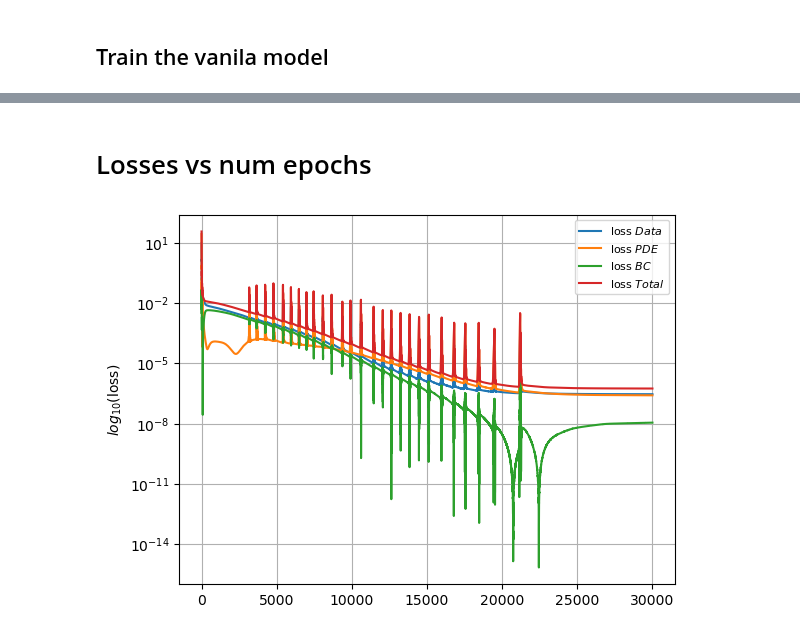
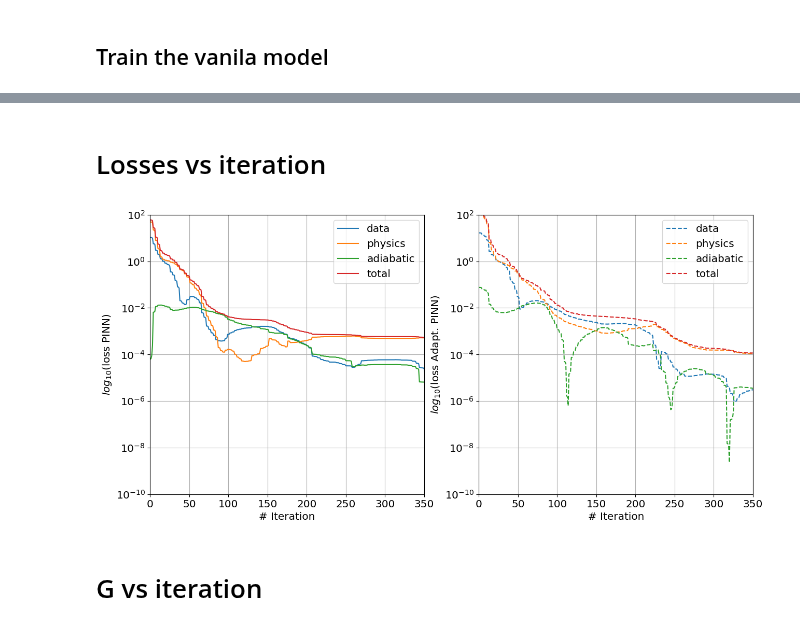
Before and after one commit to mvanzulli/Heat_Transfer_PINN, a Jupyter notebook: playground/Adaptative_PINN.ipynb, the cells around one changed output, grey strips where cells are left out. Saved outputs shown, nothing was run; the diff lists cells and outputs as text; code cells hidden in the pictures.

Commit message:
adaptative NN results

```diff
--- a/playground/Adaptative_PINN.ipynb
+++ b/playground/Adaptative_PINN.ipynb
@@ -176,7 +176,8 @@ class DNN(nn.Module):
 class TrainableLambdas(nn.Module):
     def __init__(self, num_units):
         super().__init__()
-        self.lambda_params = nn.Parameter(torch.ones(num_units))
+        self.lambda_params = nn.Parameter(torch.ones(1))
+        # self.lambda_params = nn.Parameter(torch.ones(num_units)) # adaptative for each neuron
     def forward(self, x):
         return self.lambda_params * x
 
@@ -262,7 +263,7 @@ Non-trainable params: 0
 ## PINN class
 # %%
 class PINN():
-    def __init__(self, layers):
+    def __init__(self, layers, adaptative_lambdas = False):
 
         'Define loss function'
         self.loss_function = nn.MSELoss(reduction ='sum')
@@ -277,7 +278,10 @@ class PINN():
         self.G = nn.Parameter(self.G)
 
         'Initialize our DNN'
-        self.dnn = DNN(layers).to(device)
+        if adaptative_lambdas:
+            self.dnn = AdaptativeDNN(layers).to(device)
+        else:
+            self.dnn = DNN(layers).to(device)
 
         'Register our new parameter'
         self.dnn.register_parameter('G', self.G)
@@ -365,7 +369,7 @@ class PINN():
         lossG = self.loss_function(torch.Tensor([lossG]), lossG_hat)
 
 
-        save and self.loss_history["G"].append(lossG)
+        save and self.loss_history["G"].append(lossG.to('cpu').detach().numpy())
 
         return lossG
 
@@ -478,19 +530,51 @@ Voy en la vuelta número 29699 y G = 0.2689190208911896
 # %% [markdown]
-# Losses vs num epochs
+# Losses vs iteration
 # %%
-plt.cla()
-plt.plot(pinn_adam.loss_history["Data"] , label = r'loss $Data$')
-plt.plot(pinn_adam.loss_history["PDE"] , label = r'loss $PDE$')
-plt.plot(pinn_adam.loss_history["BC"] , label = r'loss $BC$')
-plt.plot(pinn_adam.loss_history["Total"] , label = r'loss $Total$')
+def plot_pinns_losses(vanilla_pinn, adaptative_pinn, path_fig, label_size = 8):
 
-plt.legend(loc='upper right', prop={'size': 8})
-# plt.xlabel('# epoch')
-plt.yscale('log')
-plt.ylabel(r'$log_{10}$(loss)')
-plt.grid(True, which="both", ls="-")
-# plt.savefig('part1_outputs/figures/loss_vs_nepoch_without_norm.png')
-plt.show()
+    ylim = (1e-10, 1e2)
+    xlim = (0, 350)
+    fig, ax = plt.subplots(1, 2, figsize=(15, 7))
+
+    # Pin 1 loss evolution
+    ax[0].cla()
+    ax[0].plot(vanilla_pinn.loss_history["Data"] , label = 'data')
+    ax[0].plot(vanilla_pinn.loss_history["PDE"] , label = 'physics')
+    ax[0].plot(vanilla_pinn.loss_history["BC"] , label = 'adiabatic')
+    ax[0].plot(vanilla_pinn.loss_history["Total"] , label = 'total')
+    ax[0].set_xlabel('# Iteration', fontsize = 1.8*label_size)
+    ax[0].set_ylabel(r'$log_{10}$(loss PINN)', fontsize = 1.8*label_size)
+    ax[0].set_yscale('log')
+    ax[0].legend(loc='upper right', fontsize = 1.8*label_size)
+    ax[0].grid(True, which="both", ls="-")
+    ax[0].tick_params(axis='both', which='major', labelsize=1.8*label_size)
+    ax[0].set_xlim(xlim)
+    ax[0].set_ylim(ylim)
+
+    # Pin 2 loss evolution
+    ax[1].cla()
+    ax[1].plot(adaptative_pinn.loss_history["Data"] , label = 'data', linestyle = '--')
+    ax[1].plot(adaptative_pinn.loss_history["PDE"] , label = 'physics', linestyle = '--')
+    ax[1].plot(adaptative_pinn.loss_history["BC"] , label = 'adiabatic', linestyle = '--')
+    ax[1].plot(adaptative_pinn.loss_history["Total"] , label = 'total', linestyle = '--')
+    ax[1].set_xlabel('# Iteration', fontsize = 1.8*label_size)
+    ax[1].set_ylabel(r'$log_{10}$(loss Adapt. PINN)', fontsize = 1.8*label_size)
+    ax[1].set_yscale('log')
+    ax[1].legend(loc='upper right', fontsize = 1.8*label_size)
+    ax[1].grid(True, which="both", ls="-")
+    ax[1].tick_params(axis='both', which='major', labelsize=1.8*label_size)
+    ax[1].set_xlim(xlim)
+    ax[1].set_ylim(ylim)
+
+
+    fig.savefig(path_fig, bbox_inches='tight')
+
+
+path_fig = './part2_outputs/figures/loss_vs_epoch.png'
+
+plot_pinns_losses(vanilla_pinn, adaptative_pinn, path_fig)
 # %% [output]
-[figure, old version]
+[figure, new version]
+# %% [markdown]
+# G vs iteration
 # %%
```
Also changed, not shown: parts of 23 cells of this notebook, 2 other files.
